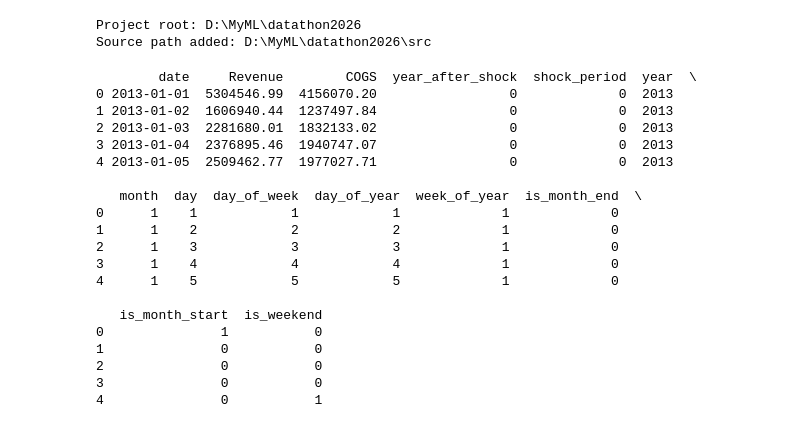
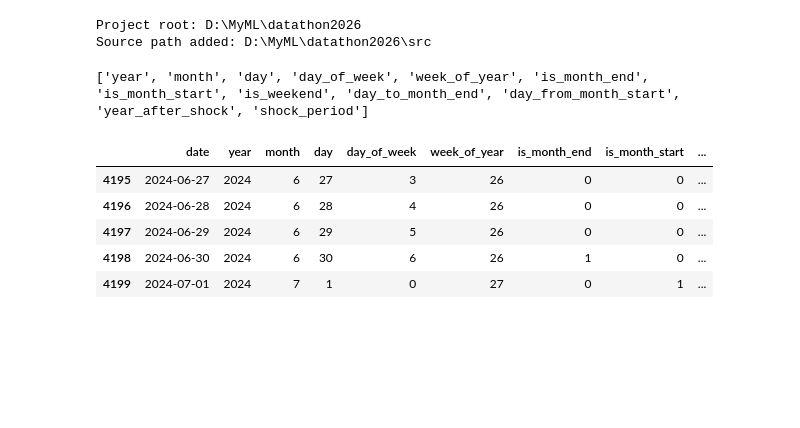
Before and after one commit to 24127027/datathon2026, a Jupyter notebook: notebooks/submission.ipynb, the cells around one changed output. Cells and saved outputs as stored; diff of their text form; code cells hidden in the pictures; blank space fills up the shorter version.

```diff
--- a/notebooks/submission.ipynb
+++ b/notebooks/submission.ipynb
@@ -38,38 +38,28 @@ TRAFFIC_ENGINEER = ["date", "returning_rate"]
 # %%
 df = pd.DataFrame(
     {"date": pd.date_range(start=TRAIN_RANGE[0], end=PREDICT_RANGE[1], freq="D")}
 )
+df = add_time_features(df, date_col="date")
 df = df.merge(df_sales[SALE_FEATURES_RAW], on="date", how="left")
 # add feature year_after_shock = max(0, year - 2019)
 # add feature shock_period = 1 if date is between 2019-03-01 and 2022-12-31, else 0
 
 df["year_after_shock"] = (df["date"].dt.year - 2019).clip(lower=0)
 df["shock_period"] = ((df["date"] >= "2019-03-01") & (df["date"] <= "2022-12-31")).astype(int)
+
+# List all feature columns
+feature_columns = list_feature_columns(df)
+print(feature_columns["all_features"])
+df.tail()
+# %% [output]
+['year', 'month', 'day', 'day_of_week', 'week_of_year', 'is_month_end', 'is_month_start', 'is_weekend', 'day_to_month_end', 'day_from_month_start', 'year_after_shock', 'shock_period']
+|  | date | year | month | day | day_of_week | week_of_year | is_month_end | is_month_start | ... |
+| 4195 | 2024-06-27 | 2024 | 6 | 27 | 3 | 26 | 0 | 0 | ... |
+| 4196 | 2024-06-28 | 2024 | 6 | 28 | 4 | 26 | 0 | 0 | ... |
+| 4197 | 2024-06-29 | 2024 | 6 | 29 | 5 | 26 | 0 | 0 | ... |
+| 4198 | 2024-06-30 | 2024 | 6 | 30 | 6 | 26 | 1 | 0 | ... |
+| 4199 | 2024-07-01 | 2024 | 7 | 1 | 0 | 27 | 0 | 1 | ... |
 # %%
-df = add_time_features(df, date_col="date")
 categorical_cols = ["date_of_week", "month", "day", "is_weekend",
                     "shock_period"]
-print(df.head())
-
 df = one_hot_encode(df, categorical_cols)
-# %% [output]
-        date     Revenue        COGS  year_after_shock  shock_period  year  \
-0 2013-01-01  5304546.99  4156070.20                 0             0  2013
-1 2013-01-02  1606940.44  1237497.84                 0             0  2013
-2 2013-01-03  2281680.01  1832133.02                 0             0  2013
-3 2013-01-04  2376895.46  1940747.07                 0             0  2013
-4 2013-01-05  2509462.77  1977027.71                 0             0  2013
-
-   month  day  day_of_week  day_of_year  week_of_year  is_month_end  \
-0      1    1            1            1             1             0
-1      1    2            2            2             1             0
-2      1    3            3            3             1             0
-3      1    4            4            4             1             0
-4      1    5            5            5             1             0
-
-   is_month_start  is_weekend
-0               1           0
-1               0           0
-2               0           0
-3               0           0
-4               0           1
```
Also changed, not shown: parts of 3 cells of this notebook, 4 other files.
